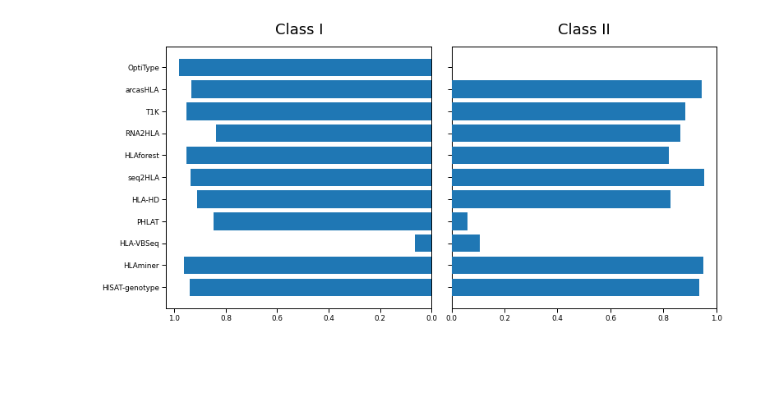
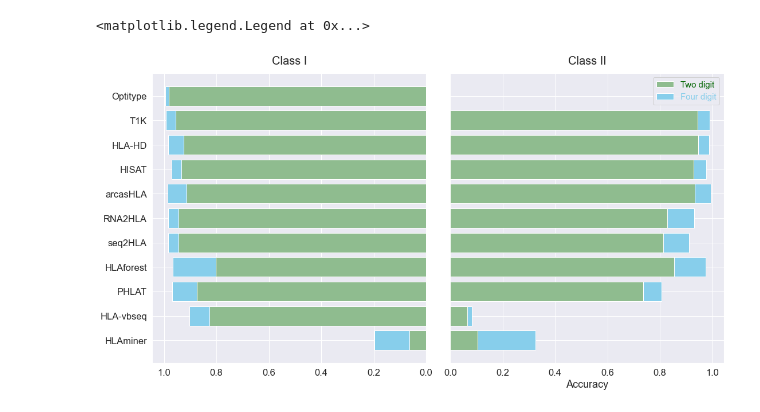
Before and after one commit to ydottie/hlaproject, a Jupyter notebook: notebooks/accuracy.ipynb, the cells around one changed output. Saved outputs shown, nothing was run; the diff lists cells and outputs as text; code cells hidden in the pictures; blank space fills up the shorter version.

```diff
--- a/notebooks/accuracy.ipynb
+++ b/notebooks/accuracy.ipynb
@@ -138,0 +197,20 @@ plt.legend(title='Accuracy', loc='upper left', labels=['Two digit', 'Four digit'
+# %%
+# combined accuracy bar plot (not split by class 1 and class 2) -- NO CALLS EXCLUDED
+
+combined_df = pd.DataFrame({'Tools': tools, 'zero': allresults[:, 0],'two dig accuracy': allresults[:, 1],'four dig accuracy': allresults[:, 2]})
+print(combined_df)
+
+sns.set_context("paper")
+sns.color_palette("pastel")
+sns.set(rc={'figure.figsize':(10,10)})
+sns.set(font_scale=2)
+sns.set_style("white")
+plt.grid()
+
+ax = sns.barplot(data=combined_df,x='Tools',y='four dig accuracy',color = "darkseagreen")
+ax.bar(tools,allresults[:, 1],bottom=allresults[:, 2], color='skyblue')
+
+
+ax.set_xticklabels(labels=my_order, rotation = 45)
+ax.set_ylabel("Accuracy")
+plt.legend(loc='upper left', labels=['Two digit', 'Four digit','No call'], labelcolor=['darkgreen','skyblue','violet'],bbox_to_anchor=(1,1))
@@ -139,26 +232,42 @@ plt.legend(title='Accuracy', loc='upper left', labels=['Two digit', 'Four digit'
 # %%
-# class1 vs class2 barplot for 4 dig accuracy
+# (OLD) class1 vs class2 barplot for 4 dig accuracy
 
-index = ["OptiType","arcasHLA","T1K","RNA2HLA","HLAforest","seq2HLA","HLA-HD","PHLAT","HLA-VBSeq","HLAminer", "HISAT-genotype"]
 title0 = 'Class I'
 title1 = 'Class II'
 
 fourdig_I = classIresults[:,2]
 fourdig_II = classIIresults[:,2]
 
-fig, axes = plt.subplots(figsize=(10,5),  ncols=2, sharey=True)
+twodig_I = classIresults[:,1]
+twodig_II = classIIresults[:,1]
+
+# need to set optitype to zero for class II
+twodig_II[0]=0
+fourdig_II[0]=0
+
+
+fig, axes = plt.subplots(figsize=(15,8),  ncols=2, sharey=True)
 fig.tight_layout()
+plt.xlabel("Accuracy")
 
-axes[0].barh(index, fourdig_I, align='center',zorder=10)
-axes[0].set_title(title0, fontsize=18, pad=15)
-axes[1].barh(index, fourdig_II, align='center', zorder=10)
-axes[1].set_title(title1, fontsize=18, pad=15)
+
+axes[0].barh(my_order, fourdig_I, align='center',zorder=10,color = "darkseagreen")
+axes[0].barh(my_order,twodig_I,left=fourdig_I, color='skyblue')
+axes[0].set_title(title0, fontsize=20, pad=15)
+
+axes[1].barh(my_order,  fourdig_II, align='center', zorder=10,color = "darkseagreen")
+axes[1].barh(my_order,twodig_II,left=fourdig_II, color = 'skyblue')
+axes[1].set_title(title1, fontsize=20, pad=15)
+
 
 
 axes[0].invert_xaxis()
 plt.gca().invert_yaxis()
+
+axes[1].legend(labels=['Two digit', 'Four digit'], labelcolor=['darkgreen','skyblue'],fontsize=15)
 # %% [output]
+<matplotlib.legend.Legend at 0x...>
-[figure, old version]
+[figure, new version]
 # %%
 # class1 vs class2 barplot for 2 dig accuracy
 
```
Also changed, not shown: parts of 14 cells of this notebook, 1 other file.
